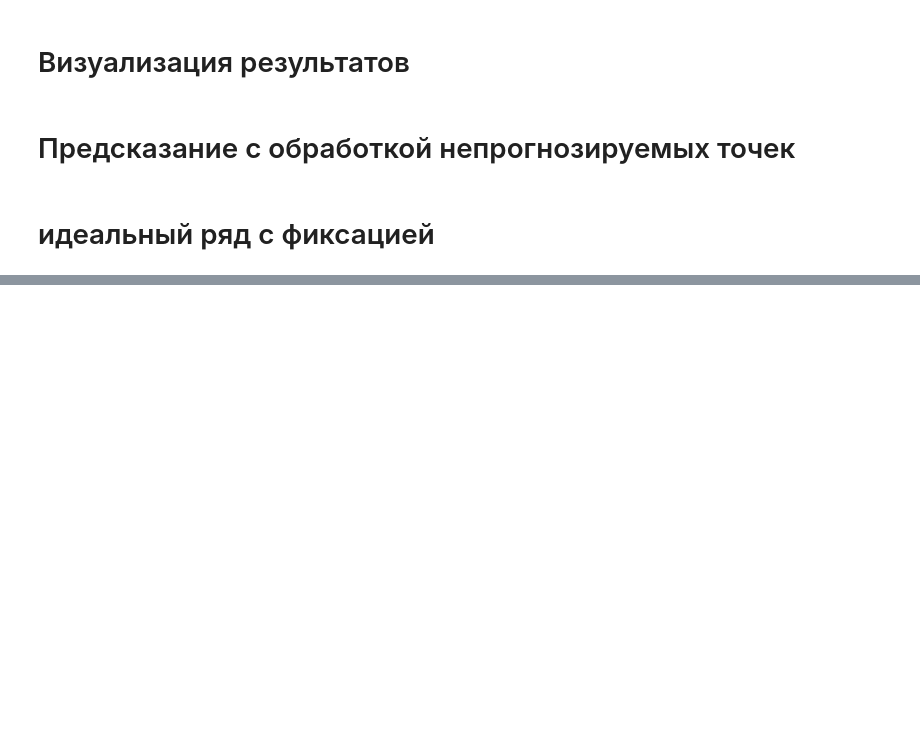
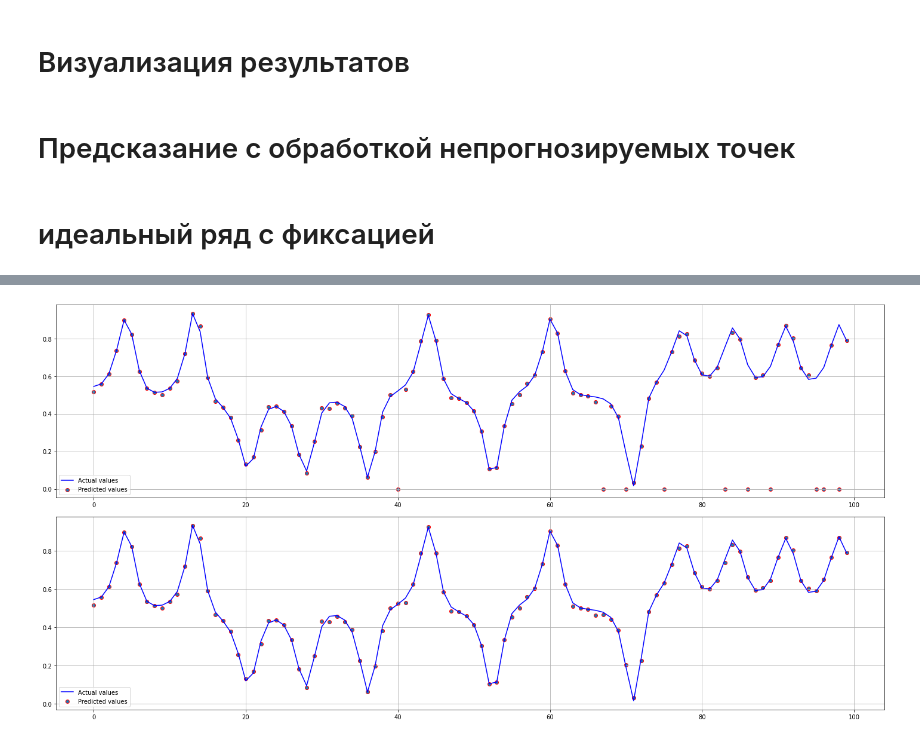
Before and after one commit to asahium/pogrom, a Jupyter notebook: fin.ipynb, the cells around one changed output, grey strips where cells are left out. Saved outputs shown, nothing was run; the diff lists cells and outputs as text; code cells hidden in the pictures; blank space fills up the shorter version.

```diff
--- a/fin.ipynb
+++ b/fin.ipynb
@@ -736,0 +745,4 @@ res_90_ch, all_list_90_ch, metrics_90_ch = main_predict(xs_test_90_c, xs_test_re
+# %%
+visualisation_series(all_list_10_c, xs_test_real)
+# %% [output]
+[figure, added]
```
Also changed, not shown: parts of 38 cells of this notebook.
